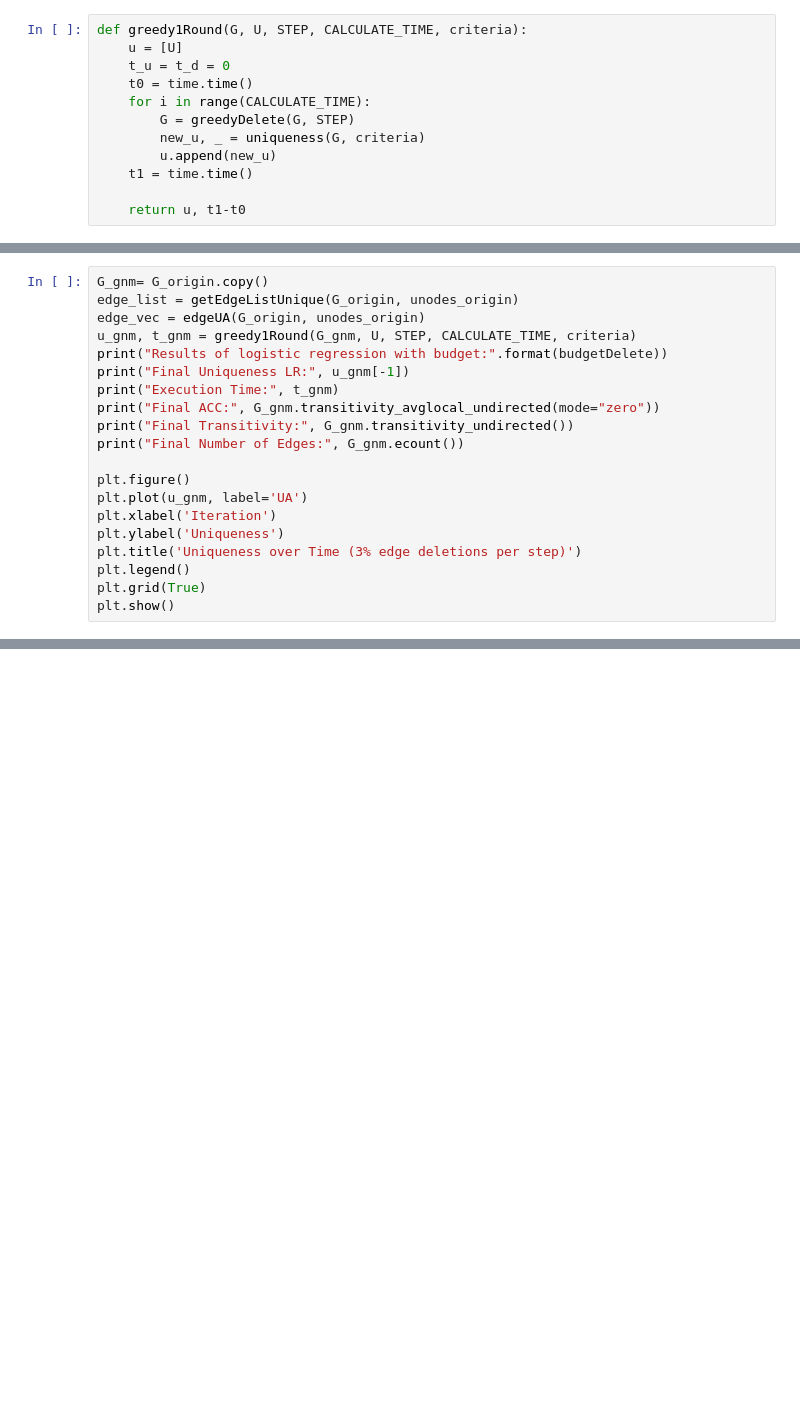
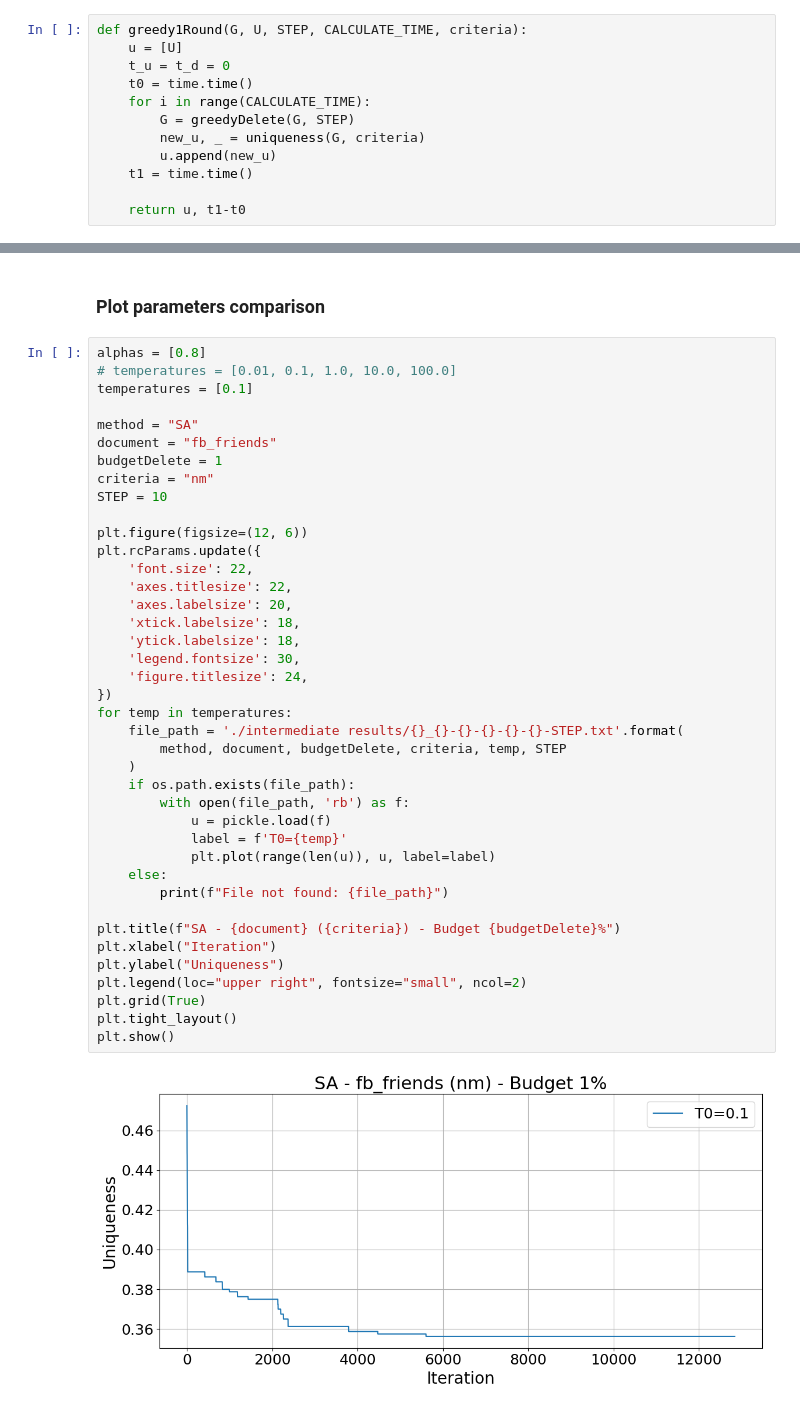
Before and after one commit to arsenedenisa/Simulated-Annealing-for-Network-Anonymization, a Jupyter notebook: Anonymization-iGraph.ipynb, the cells around one changed output, grey strips where cells are left out. Cells and saved outputs as stored; diff of their text form; blank space fills up the shorter version.

```diff
--- a/Anonymization-iGraph.ipynb
+++ b/Anonymization-iGraph.ipynb
@@ -821,20 +632,0 @@ Final Number of Edges: 667
-# %%
-G_gnm= G_origin.copy()
-edge_list = getEdgeListUnique(G_origin, unodes_origin)
-edge_vec = edgeUA(G_origin, unodes_origin)
-u_gnm, t_gnm = greedy1Round(G_gnm, U, STEP, CALCULATE_TIME, criteria)
-print("Results of logistic regression with budget:".format(budgetDelete))
-print("Final Uniqueness LR:", u_gnm[-1])
-print("Execution Time:", t_gnm)
-print("Final ACC:", G_gnm.transitivity_avglocal_undirected(mode="zero"))
-print("Final Transitivity:", G_gnm.transitivity_undirected())
-print("Final Number of Edges:", G_gnm.ecount())
-
-plt.figure()
-plt.plot(u_gnm, label='UA')
-plt.xlabel('Iteration')
-plt.ylabel('Uniqueness')
-plt.title('Uniqueness over Time (3% edge deletions per step)')
-plt.legend()
-plt.grid(True)
-plt.show()
@@ -1016,0 +776,44 @@ plt.show()
+# %% [markdown]
+### Plot parameters comparison
+# %%
+alphas = [0.8]
+# temperatures = [0.01, 0.1, 1.0, 10.0, 100.0]
+temperatures = [0.1]
+
+method = "SA"
+document = "fb_friends"
+budgetDelete = 1
+criteria = "nm"
+STEP = 10
+
+plt.figure(figsize=(12, 6))
+plt.rcParams.update({
+    'font.size': 22,
+    'axes.titlesize': 22,
+    'axes.labelsize': 20,
+    'xtick.labelsize': 18,
+    'ytick.labelsize': 18,
+    'legend.fontsize': 30,
+    'figure.titlesize': 24,
+})
+for temp in temperatures:
+    file_path = './intermediate results/{}_{}-{}-{}-{}-{}-STEP.txt'.format(
+        method, document, budgetDelete, criteria, temp, STEP
+    )
+    if os.path.exists(file_path):
+        with open(file_path, 'rb') as f:
+            u = pickle.load(f)
+            label = f'T0={temp}'
+            plt.plot(range(len(u)), u, label=label)
+    else:
+        print(f"File not found: {file_path}")
+
+plt.title(f"SA - {document} ({criteria}) - Budget {budgetDelete}%")
+plt.xlabel("Iteration")
+plt.ylabel("Uniqueness")
+plt.legend(loc="upper right", fontsize="small", ncol=2)
+plt.grid(True)
+plt.tight_layout()
+plt.show()
+# %% [output]
+[figure, added]
```
Also changed, not shown: parts of 41 cells of this notebook.
